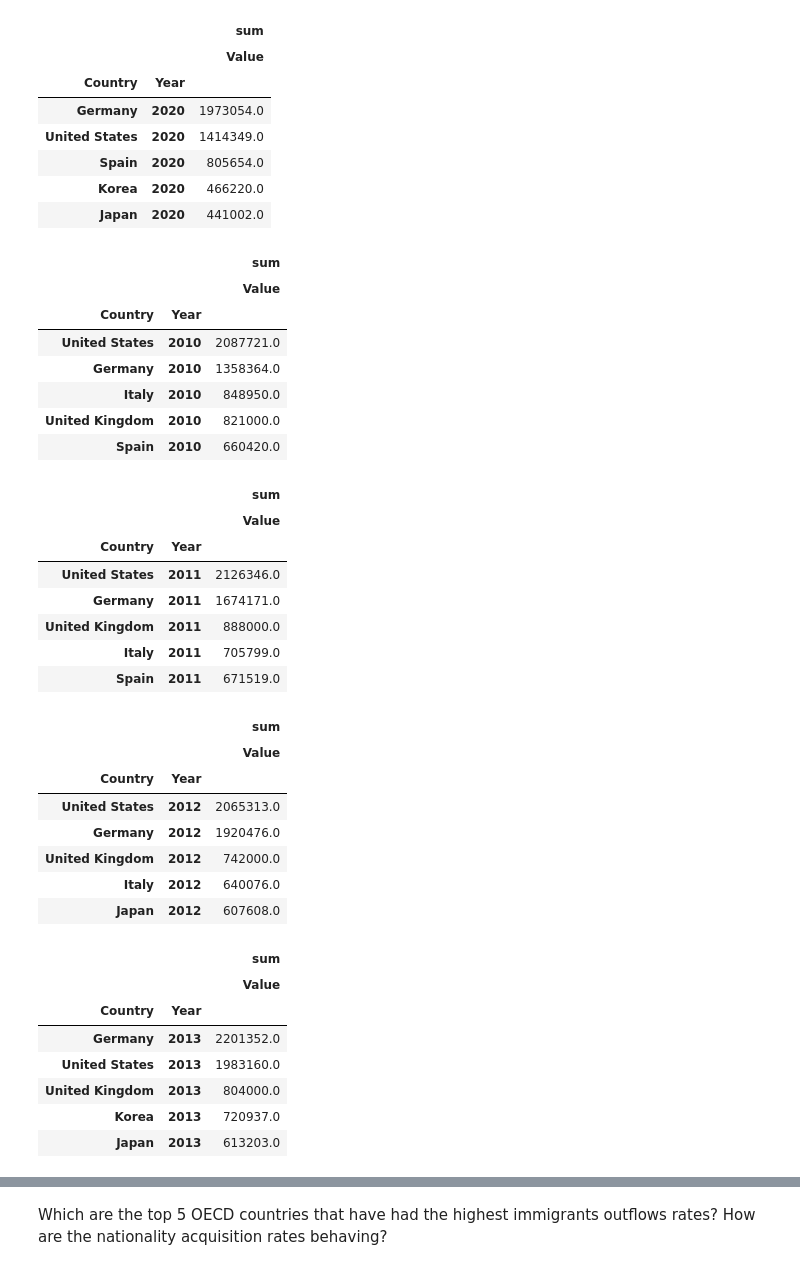
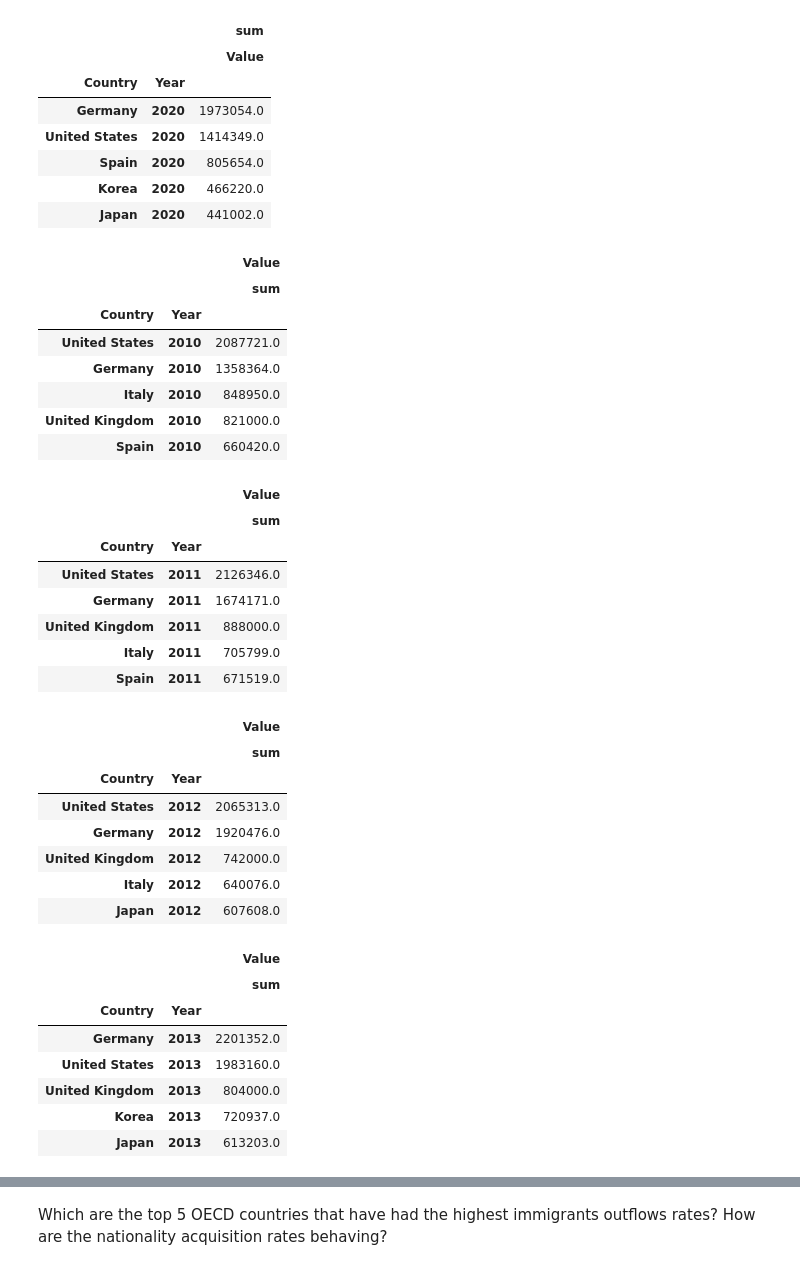
Before and after one commit to sergioabz/mid_project, a Jupyter notebook: notebooks/Analysis_midbootcamp_project.ipynb, the cells around one changed output, grey strips where cells are left out. Drawn from its saved outputs; the diff is of its cells as text; code cells hidden in the pictures.

```diff
--- a/notebooks/Analysis_midbootcamp_project.ipynb
+++ b/notebooks/Analysis_midbootcamp_project.ipynb
@@ -63,23 +63,6 @@ immi
 | Inflows of foreign population by ... | Samoa | B11 | Latvia | 2020 | 0.0 |
 | Inflows of foreign population by ... | Finland | B11 | Latvia | 2020 | 14.0 |
 5044 rows × 5 columns
-# %%
-def top_5(immi):
-
-    for year in immi['Year']:
-
-        if year > 2009:
-
-            max_immi1 = immi[[ 'Country', 'Year', 'Value']].pivot_table(index=[ 'Country', 'Year'],  values = ['Value'], aggfunc = ['sum'] )
-            display(max_immi1)
-
-            max_immi2 = max_immi1.sort_values(by = ('sum', 'Value'), ascending=False).iloc[0:5]
-            max_immi2
-
-        else:
-            pass
-
-    return max_immi2
 # %%
 max_immi = immi.copy()
 # %%
@@ -153,20 +136,21 @@ def top_5(data, year= int):
 
 
 
-    max_immi1 = immi[[ 'Country', 'Year', 'Value']].pivot_table(index=[ 'Country', 'Year'], aggfunc = ['sum'] )
+    max_immi1 = immi[[ 'Country', 'Year', 'Value']].pivot_table(index=[ 'Country', 'Year'], aggfunc = {'sum'} )
 
 
-    max_immi2 = max_immi1.sort_values(by = ('sum', 'Value'), ascending=False).iloc[0:5]
+    max_immi2 = max_immi1.sort_values(by = ('Value', 'sum'), ascending=False).iloc[0:5]
     max_immi2
 
 
 
     return max_immi2
 # %%
-top_5(data, 2010)
+data_1 = top_5(data, 2010)
+data_1
 # %% [output]
+|  |  | Value |
 |  |  | sum |
-|  |  | Value |
 | Country | Year |  |
 | United States | 2010 | 2087721.0 |
 | Germany | 2010 | 1358364.0 |
@@ -174,10 +158,11 @@ top_5(data, 2010)
 | United Kingdom | 2010 | 821000.0 |
 | Spain | 2010 | 660420.0 |
 # %%
-top_5(data, 2011)
+data_2 = top_5(data, 2011)
+data_2
 # %% [output]
+|  |  | Value |
 |  |  | sum |
-|  |  | Value |
 | Country | Year |  |
 | United States | 2011 | 2126346.0 |
 | Germany | 2011 | 1674171.0 |
@@ -185,10 +170,11 @@ top_5(data, 2011)
 | Italy | 2011 | 705799.0 |
 | Spain | 2011 | 671519.0 |
 # %%
-top_5(data, 2012)
+data_3 = top_5(data, 2012)
+data_3
 # %% [output]
+|  |  | Value |
 |  |  | sum |
-|  |  | Value |
 | Country | Year |  |
 | United States | 2012 | 2065313.0 |
 | Germany | 2012 | 1920476.0 |
@@ -196,10 +182,11 @@ top_5(data, 2012)
 | Italy | 2012 | 640076.0 |
 | Japan | 2012 | 607608.0 |
 # %%
-top_5(data, 2013)
+data_4 = top_5(data, 2013)
+data_4
 # %% [output]
+|  |  | Value |
 |  |  | sum |
-|  |  | Value |
 | Country | Year |  |
 | Germany | 2013 | 2201352.0 |
 | United States | 2013 | 1983160.0 |
```
Also changed, not shown: parts of 76 cells of this notebook.
